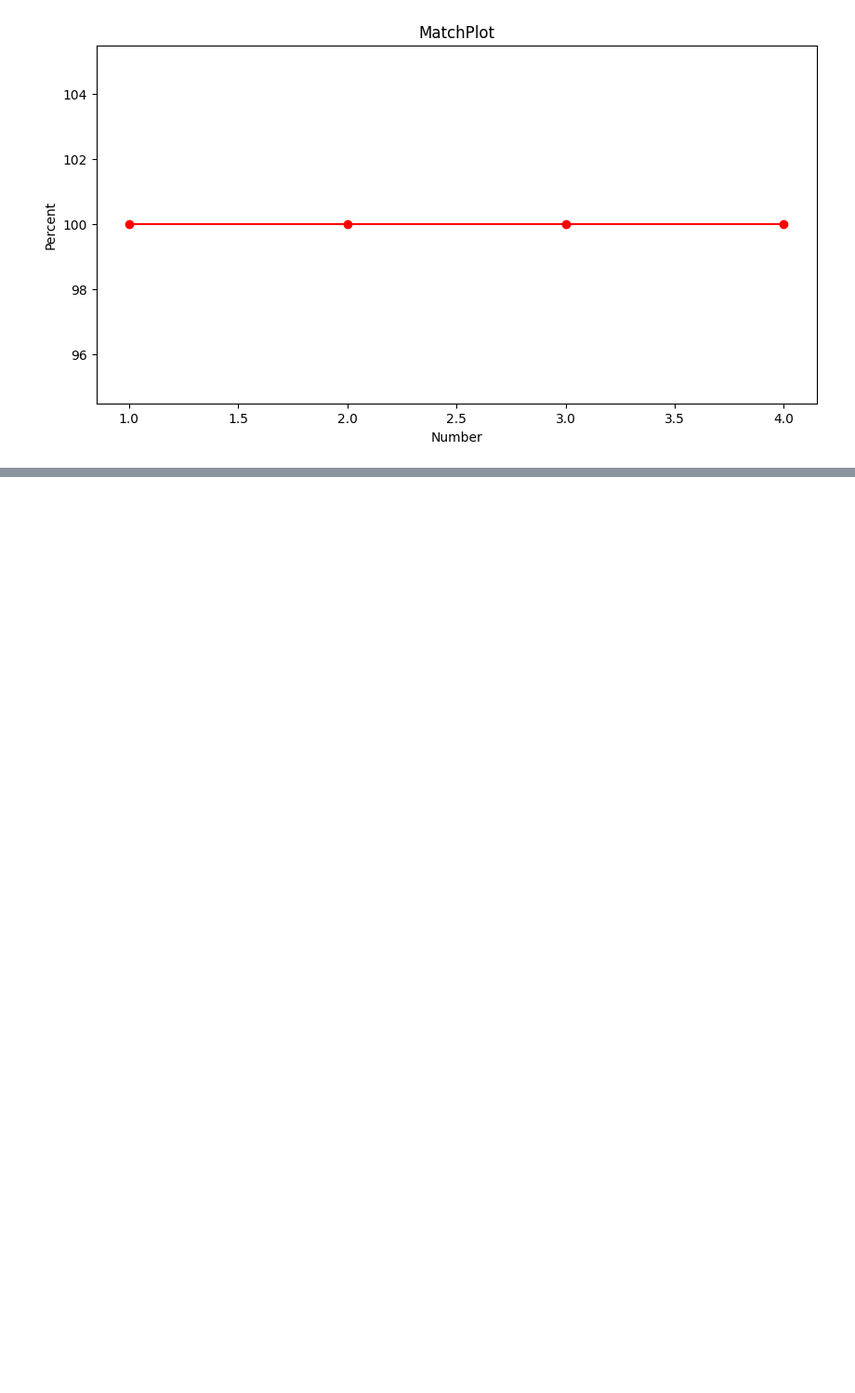
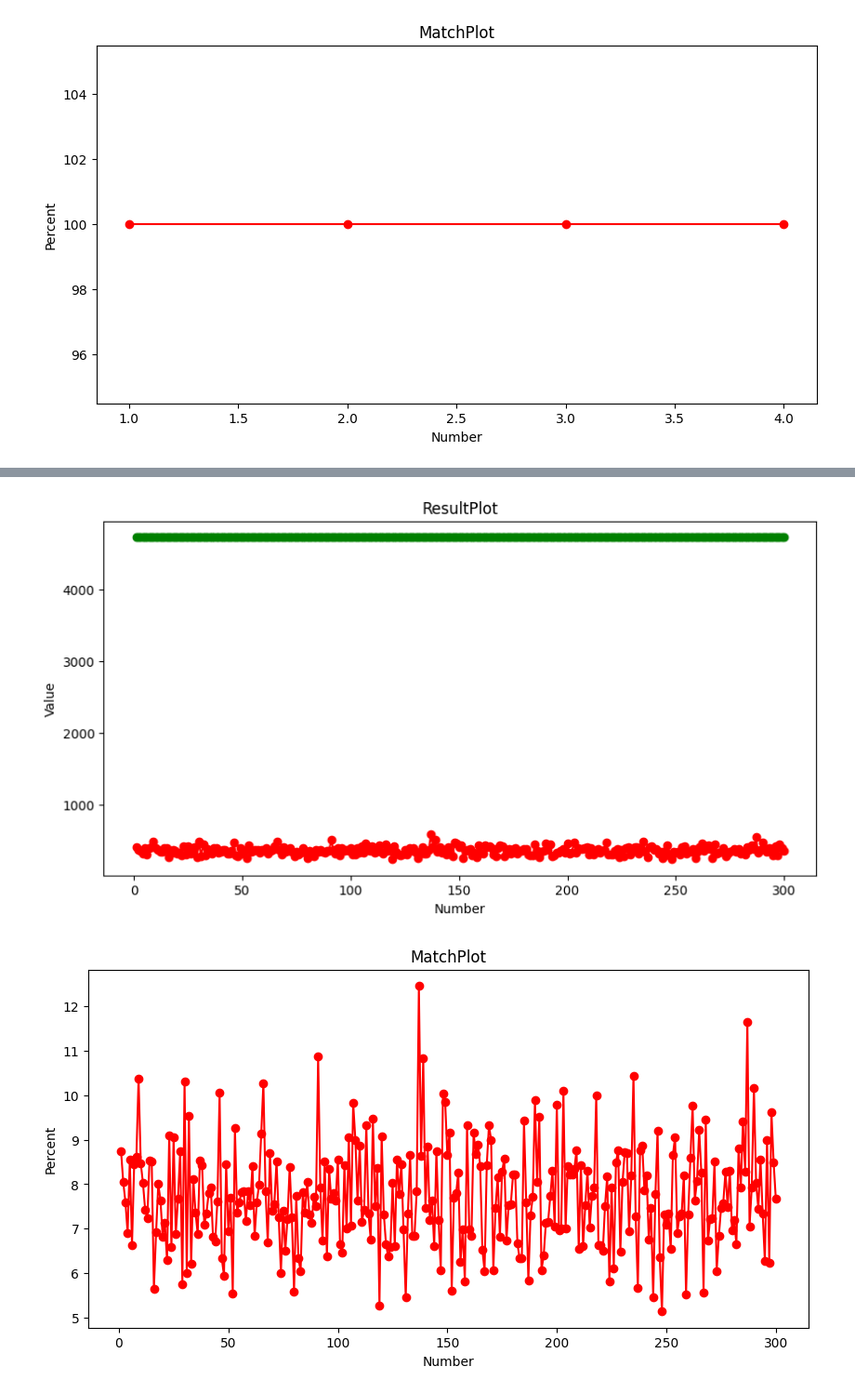
Before and after one commit to IvanyutinSA/KnapsackProblem, a Jupyter notebook: compilation.ipynb, the cells around one changed output, grey strips where cells are left out. Shown at 93% size. Saved outputs shown, nothing was run; the diff lists cells and outputs as text; code cells hidden in the pictures; blank space fills up the shorter version.

```diff
--- a/compilation.ipynb
+++ b/compilation.ipynb
@@ -141,0 +148,11 @@ vis.MatchPlot(y_hat, y)
+# %%
+from tests.randomtests import Tests
+from visual.auxiliary import display_pairs
+
+items = 100
+attempts = 300
+
+y_hat, y = test.RandomMultipleAttempts(items=items, attempts=attempts)
+
+print("our\tlib")
+display_pairs(y_hat, y)
@@ -141,0 +177,6 @@ vis.MatchPlot(y_hat, y)
+# %%
+vis.ResultPlot(y_hat, y)
+vis.MatchPlot(y_hat, y)
+# %% [output]
+[figure, added]
+[figure, added]
```
Also changed, not shown: parts of 19 cells of this notebook, 18 other files.
